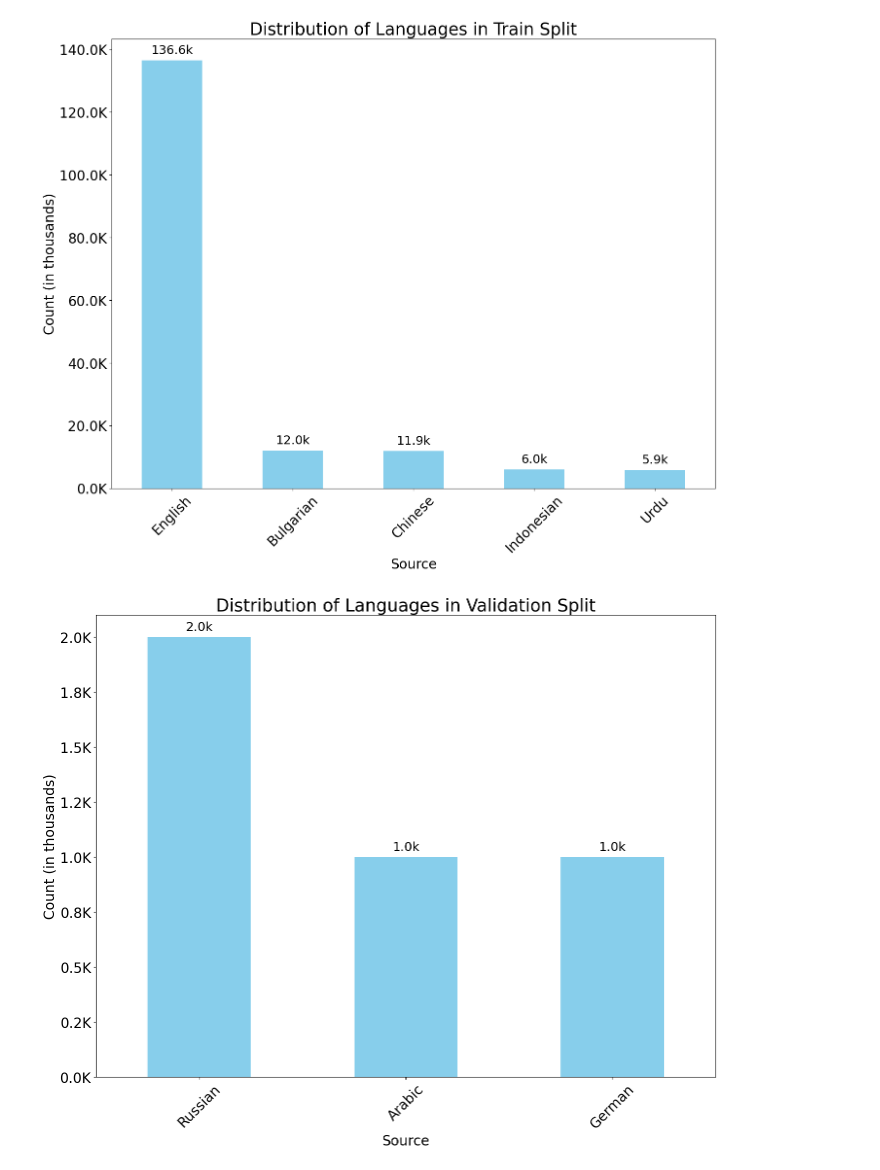
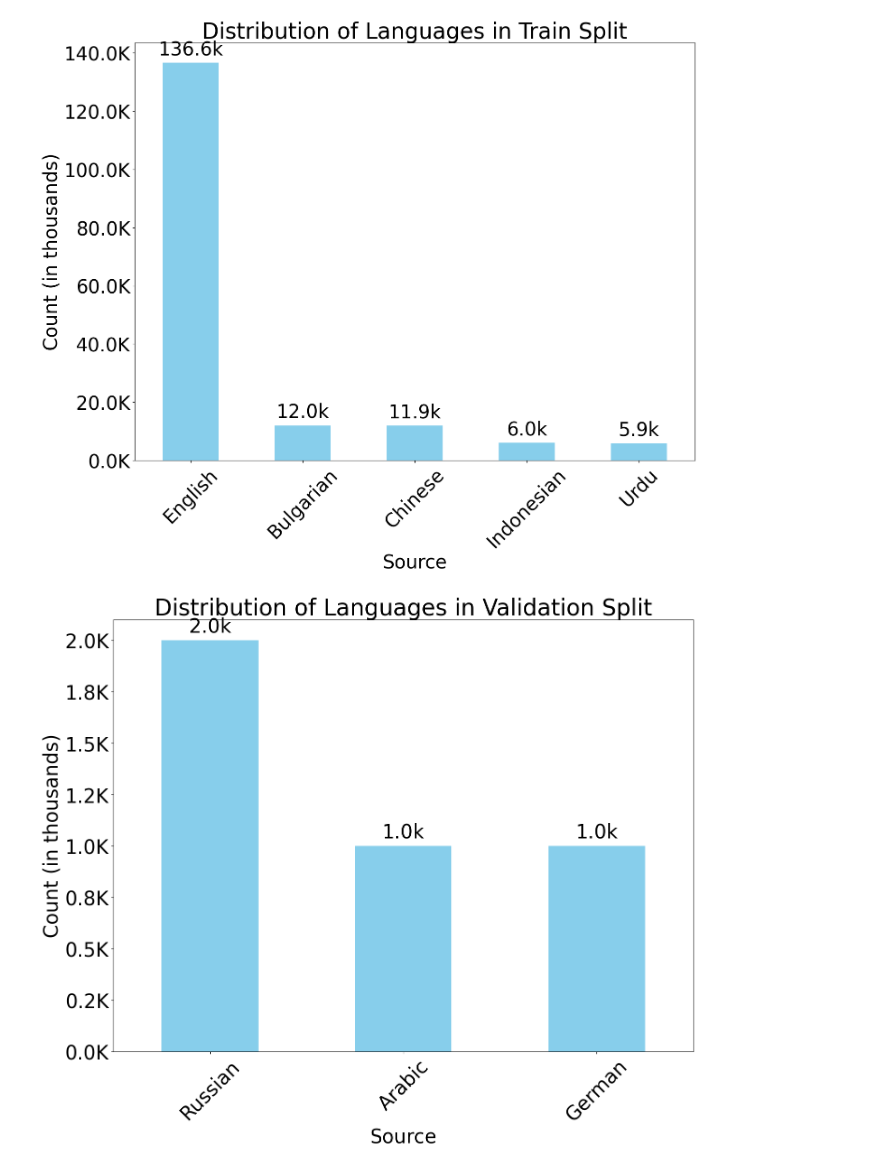
Before and after one commit to jasonrauchwerk/MNLPAway, a Jupyter notebook: eda/EDA.ipynb, the cells around one changed output. Drawn from its saved outputs; the diff is of its cells as text; code cells hidden in the pictures.

```diff
--- a/eda/EDA.ipynb
+++ b/eda/EDA.ipynb
@@ -17,40 +17,40 @@ dev_df   = read_data('../data/SubtaskA/subtaskA_dev_multilingual.jsonl')
 import matplotlib.ticker as mtick  # Import the formatter for y-axis ticks
 
 # Assuming 'train_df' is your DataFrame and 'column_name' is the column for which you want to plot value counts
 column_name = 'source'
 value_counts = train_df[column_name].str.capitalize().replace({k:'English' for k in 'Wikihow Reddit Arxiv Peerread Wikipedia'.split()}).value_counts()
 
 # Set font sizes
-plt.rc('font', size=20)  # Default font size
-plt.rc('axes', titlesize=25)  # Title font size
-plt.rc('xtick', labelsize=20)  # X-axis tick label font size
-plt.rc('ytick', labelsize=20)  # Y-axis tick label font size
+plt.rc('font', size=30)  # Default font size
+plt.rc('axes', titlesize=35)  # Title font size
+plt.rc('xtick', labelsize=30)  # X-axis tick label font size
+plt.rc('ytick', labelsize=30)  # Y-axis tick label font size
 
 # Plotting
 fig, ax = plt.subplots(figsize=(16, 12))
 bars = value_counts.plot(kind='bar', color='skyblue')
 
 # Add data annotations above each bar in thousands
 for bar in bars.patches:
     yval = bar.get_height()
     ax.text(bar.get_x() + bar.get_width() / 2, yval + 0.01 * max(value_counts),
-            f'{yval / 1000:.1f}k', ha='center', va='bottom', fontsize=18, color='black')
+            f'{yval / 1000:.1f}k', ha='center', va='bottom', fontsize=30, color='black')
 
 # Define a function to format ticks in thousands
 def format_thousands(value, _):
     return f'{value / 1000:.1f}K'
 
 # Set the y-axis major formatter to the custom formatter
 ax.yaxis.set_major_formatter(FuncFormatter(format_thousands))
 
 plt.title(f'Distribution of Languages in Train Split')
 plt.xlabel('Source')
 plt.ylabel('Count (in thousands)')
 plt.xticks(rotation=45)
-plt.savefig('train_freq.png', bbox_inches='tight')
+plt.savefig('train_freq.png', bbox_inches='tight', dpi=500)
 plt.show()
 # %% [output]
-[figure, old version]
+[figure, new version]
 # %%
 import matplotlib.ticker as mtick  # Import the formatter for y-axis ticks
 
@@ -59,10 +59,10 @@ column_name = 'source'
 value_counts = dev_df[column_name].str.capitalize().replace({k:'English' for k in 'Wikihow Reddit Arxiv Peerread Wikipedia'.split()}).value_counts()
 
 # Set font sizes
-plt.rc('font', size=20)  # Default font size
-plt.rc('axes', titlesize=25)  # Title font size
-plt.rc('xtick', labelsize=20)  # X-axis tick label font size
-plt.rc('ytick', labelsize=20)  # Y-axis tick label font size
+plt.rc('font', size=30)  # Default font size
+plt.rc('axes', titlesize=35)  # Title font size
+plt.rc('xtick', labelsize=30)  # X-axis tick label font size
+plt.rc('ytick', labelsize=30)  # Y-axis tick label font size
 
 # Plotting
 fig, ax = plt.subplots(figsize=(16, 12))
@@ -72,7 +72,7 @@ bars = value_counts.plot(kind='bar', color='skyblue')
 for bar in bars.patches:
     yval = bar.get_height()
     ax.text(bar.get_x() + bar.get_width() / 2, yval + 0.01 * max(value_counts),
-            f'{yval / 1000:.1f}k', ha='center', va='bottom', fontsize=18, color='black')
+            f'{yval / 1000:.1f}k', ha='center', va='bottom', fontsize=30, color='black')
 
 # Define a function to format ticks in thousands
 def format_thousands(value, _):
@@ -85,7 +85,7 @@ plt.title(f'Distribution of Languages in Validation Split')
 plt.xlabel('Source')
 plt.ylabel('Count (in thousands)')
 plt.xticks(rotation=45)
-plt.savefig('dev_freq.png', bbox_inches='tight')
+plt.savefig('dev_freq.png', bbox_inches='tight', dpi=500)
 plt.show()
 # %% [output]
-[figure, old version]
+[figure, new version]
```
Also changed, not shown: 3 other files.
